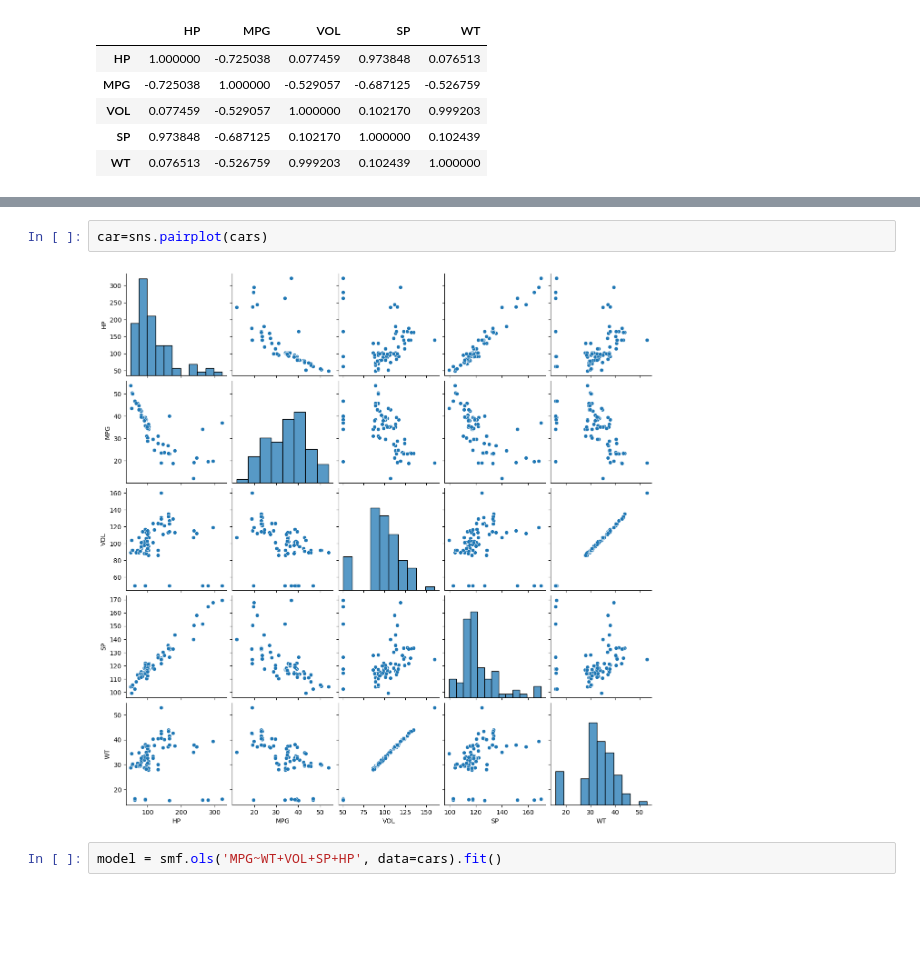
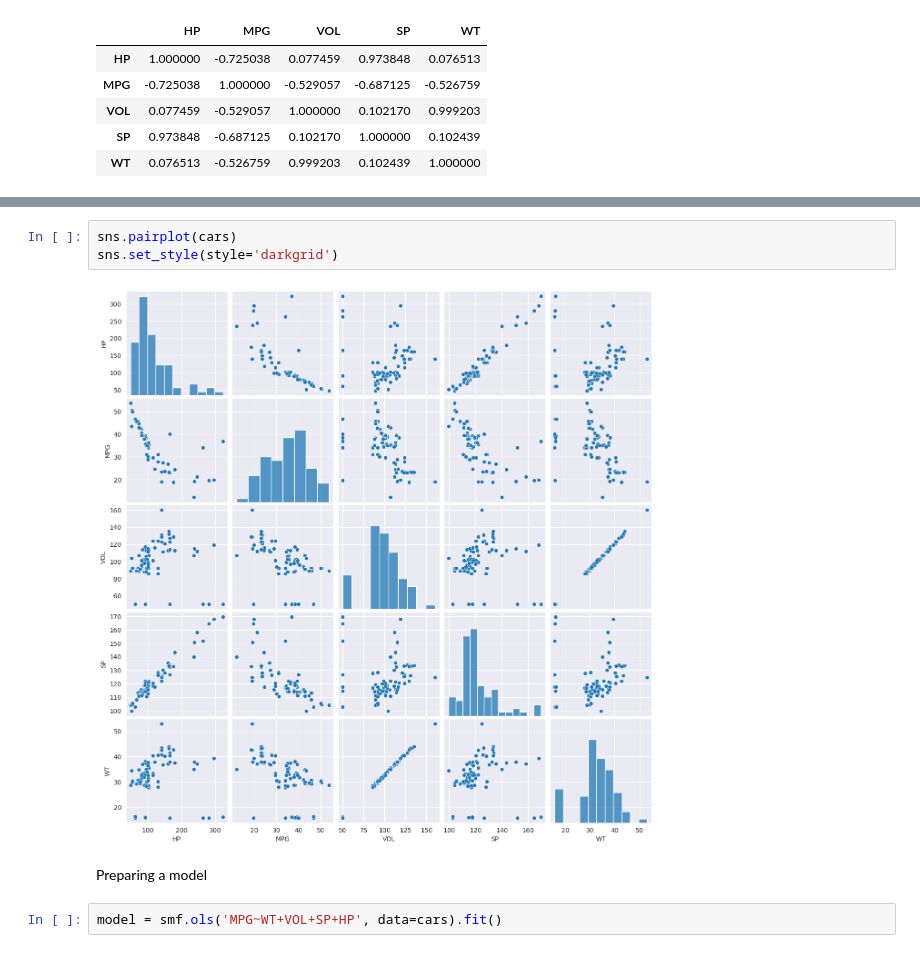
Before and after one commit to Dhanunjaya23-02-2006/ML-AD, a Jupyter notebook: MultilinearRegression.ipynb, the cells around one changed output, grey strips where cells are left out. Cells and saved outputs as stored; diff of their text form; blank space fills up the shorter version.

```diff
--- a/MultilinearRegression.ipynb
+++ b/MultilinearRegression.ipynb
@@ -33,7 +34,10 @@ car=plt.hist(cars['MPG'])
-# %%
-car=sns.pairplot(cars)
-# %% [output]
-[figure, removed]
+# %%
+sns.pairplot(cars)
+sns.set_style(style='darkgrid')
+# %% [output]
+[figure, added]
+# %% [markdown]
+Preparing a model
 # %%
 model = smf.ols('MPG~WT+VOL+SP+HP', data=cars).fit()
 # %%
```
Also changed, not shown: parts of 6 cells of this notebook.
